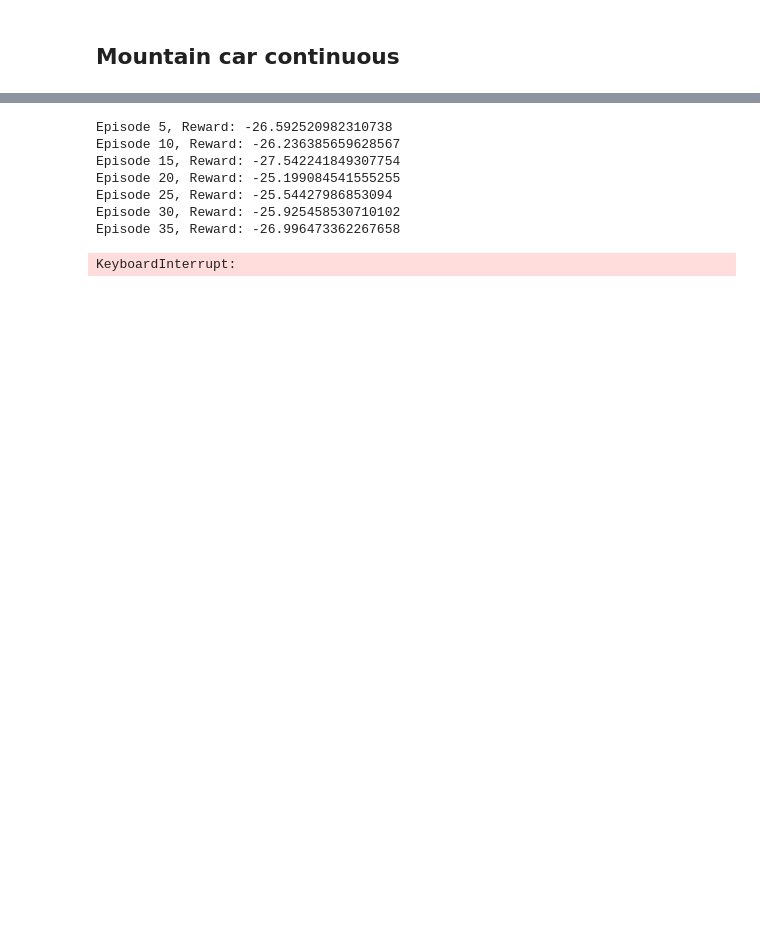
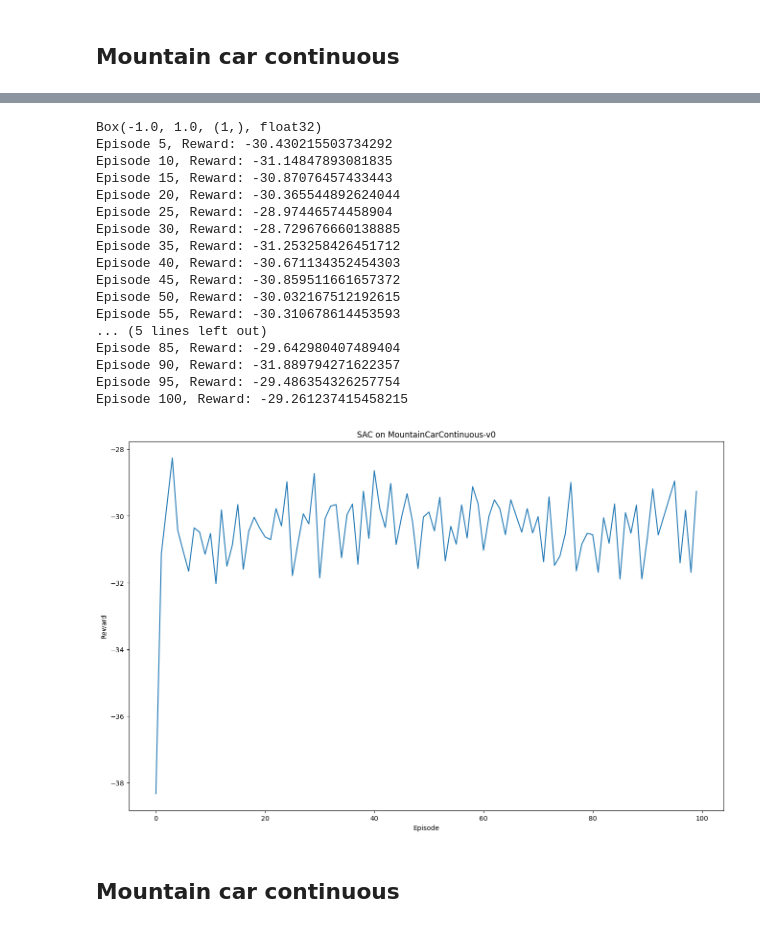
Before and after one commit to mischamez48/PRL_PPO-SAC_ImplPRL_PPO-SAC_Implementationementation, a Jupyter notebook: SAC_upgrade_Gaussian.ipynb, the cells around one changed output, grey strips where cells are left out. Drawn from its saved outputs; the diff is of its cells as text; code cells hidden in the pictures; blank space fills up the shorter version.

```diff
--- a/SAC_upgrade_Gaussian.ipynb
+++ b/SAC_upgrade_Gaussian.ipynb
@@ -509,59 +499,78 @@ device = torch.device("cuda" if torch.cuda.is_available() else "cpu")
 # Hyperparameters
 s_dim = env.observation_space.shape[0]
 a_dim = env.action_space.shape[0]
+action_space = env.action_space
+print(action_space)
 hidden_dim_actor = 128
 hidden_dim_critic = 128
-num_layer_actor = 2
-num_layer_critic = 2
-lr_act = 3e-4
-lr_crit = 3e-5
+num_layer_actor = 1
+num_layer_critic = 1
+lr_act = 1e-3
+lr_crit = 1e-3
 gamma = 0.99
-tau = 0.001
-alpha = 0.1
+tau = 0.05
+alpha = 0.2
 batch_size = 64
 num_episodes = 100
 update_interval = 1
 target_upd_inter = 1
-buffer_capacity = 1000000
+buffer_capacity = 10000
+num_warmup = 1000
 
 # Initialize SAC agent
-agent = SAC(s_dim, a_dim, hidden_dim_actor, hidden_dim_critic, num_layer_actor, num_layer_critic,
-            lr_act, lr_crit, gamma, tau, alpha, buffer_capacity, batch_size, device)
+agent = SAC(s_dim, a_dim, action_space, hidden_dim_actor, hidden_dim_critic,
+            num_layer_actor, num_layer_critic, lr_act, lr_crit, gamma, tau,
+            alpha, buffer_capacity, batch_size, device)
+
 
 # Training loop
 episode_rewards = []
+step_warmup = 0
 for episode in range(num_episodes):
-    state = env.reset()
+    state, _ = env.reset()
     episode_reward = 0
     for t in range(999):
-        action = agent.choose_action(state)
-        next_state, reward, done, _ = env.step(action)
+        action = agent.choose_action(state, evaluate=True)
+        next_state, reward, done, _, _ = env.step([action])
         agent.add_to_buffer(state, action, reward, next_state, done)
         state = next_state
         episode_reward += reward
 
-        if t % update_interval == 0:
-            agent.update_parameters(update_interval)
+        if step_warmup>num_warmup:
+            if t % update_interval == 0:
+                agent.update_parameters(update_interval)
+        else:
+            step_warmup+=1
 
         if done:
             break
 
     episode_rewards.append(episode_reward)
     if (episode + 1) % 5 == 0:
         print(f"Episode {episode + 1}, Reward: {episode_reward}")
 
 # Plotting
 plt.plot(episode_rewards)
 plt.xlabel('Episode')
 plt.ylabel('Reward')
 plt.title('SAC on MountainCarContinuous-v0')
 plt.show()
 # %% [output]
-Episode 5, Reward: -26.592520982310738
-Episode 10, Reward: -26.236385659628567
-Episode 15, Reward: -27.542241849307754
-Episode 20, Reward: -25.199084541555255
-Episode 25, Reward: -25.54427986853094
-Episode 30, Reward: -25.925458530710102
-Episode 35, Reward: -26.996473362267658
+Box(-1.0, 1.0, (1,), float32)
+Episode 5, Reward: -30.430215503734292
+Episode 10, Reward: -31.14847893081835
+Episode 15, Reward: -30.87076457433443
+Episode 20, Reward: -30.365544892624044
+Episode 25, Reward: -28.97446574458904
+Episode 30, Reward: -28.729676660138885
+Episode 35, Reward: -31.253258426451712
+Episode 40, Reward: -30.671134352454303
+Episode 45, Reward: -30.859511661657372
+Episode 50, Reward: -30.032167512192615
+Episode 55, Reward: -30.310678614453593
+... (5 lines left out)
+Episode 85, Reward: -29.642980407489404
+Episode 90, Reward: -31.889794271622357
+Episode 95, Reward: -29.486354326257754
+Episode 100, Reward: -29.261237415458215
-KeyboardInterrupt:
+[figure, added]
@@ -567,0 +637,2 @@ KeyboardInterrupt:
+# %% [markdown]
+## Mountain car continuous
```
Also changed, not shown: parts of 8 cells of this notebook, 3 other files.
